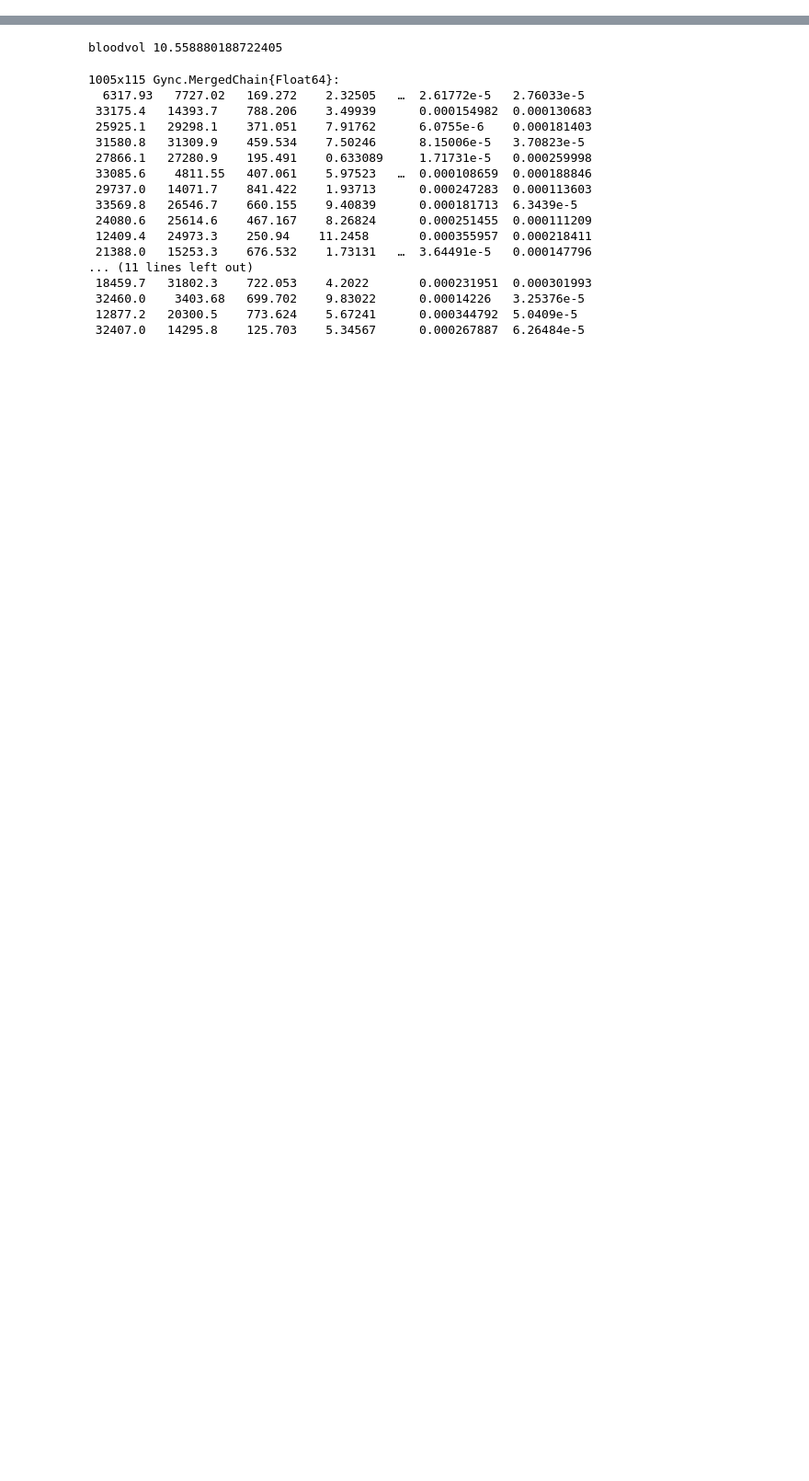
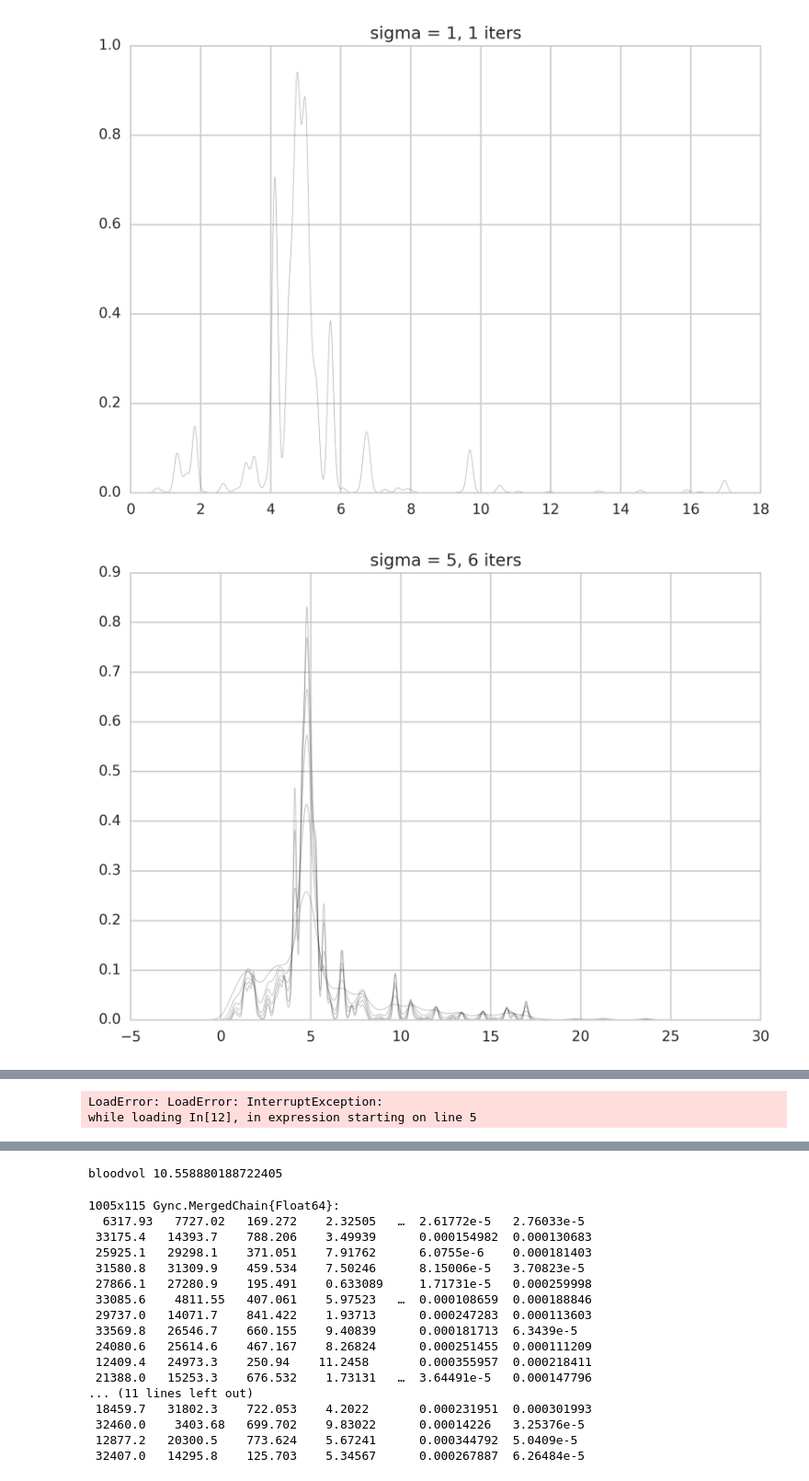
Before and after one commit to axsk/GynC.jl, a Jupyter notebook: notebooks/reweight.ipynb, the cells around one changed output, grey strips where cells are left out. Shown at 92% size. Saved outputs shown, nothing was run; the diff lists cells and outputs as text; code cells hidden in the pictures; blank space fills up the shorter version.

```diff
--- a/notebooks/reweight.ipynb
+++ b/notebooks/reweight.ipynb
@@ -87,0 +164,29 @@ Dict{Any,Any} with 6 entries:
+# %%
+sns.set_style("whitegrid")
+PyPlot.matplotlib[:rc]("savefig", dpi=300)
+PyPlot.ion()
+
+for sigma in [1, 5, 10, 30, 50]
+    figure()
+
+
+    K = size(chain, 1)
+    wc = Gync.WeightedChain(chain, ones(K)/K, lhs);
+    wc = rescalelh(wc, sigma)
+
+    maxiters = 500
+
+    sns.set_palette(sns.dark_palette("purple",180))
+
+    for i=1:maxiters
+        k = kde(denssamples(wc,8))
+        (i < 100 || i%5==0 ) && PyPlot.plot(k.x, k.density, linewidth=0.5, alpha=0.3)
+        Gync.reweight!(wc)
+        title("\sigma = $sigma, $i iters")
+        maximum(k.density) > 0.8 && break
+    end
+    display()
+end
+# %% [output]
+[figure, added]
+[figure, added]
@@ -87,0 +194,2 @@ Dict{Any,Any} with 6 entries:
+LoadError: LoadError: InterruptException:
+while loading In[12], in expression starting on line 5
```
Also changed, not shown: parts of 21 cells of this notebook, 1 other file.
